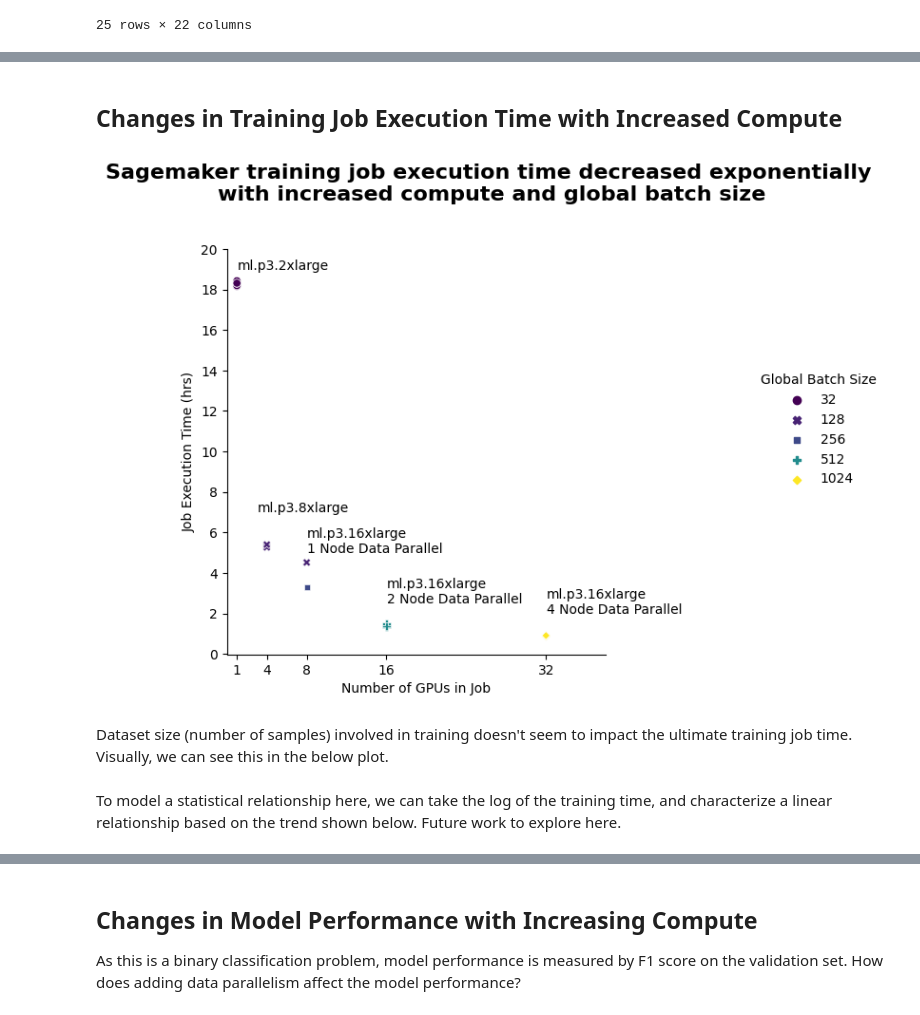
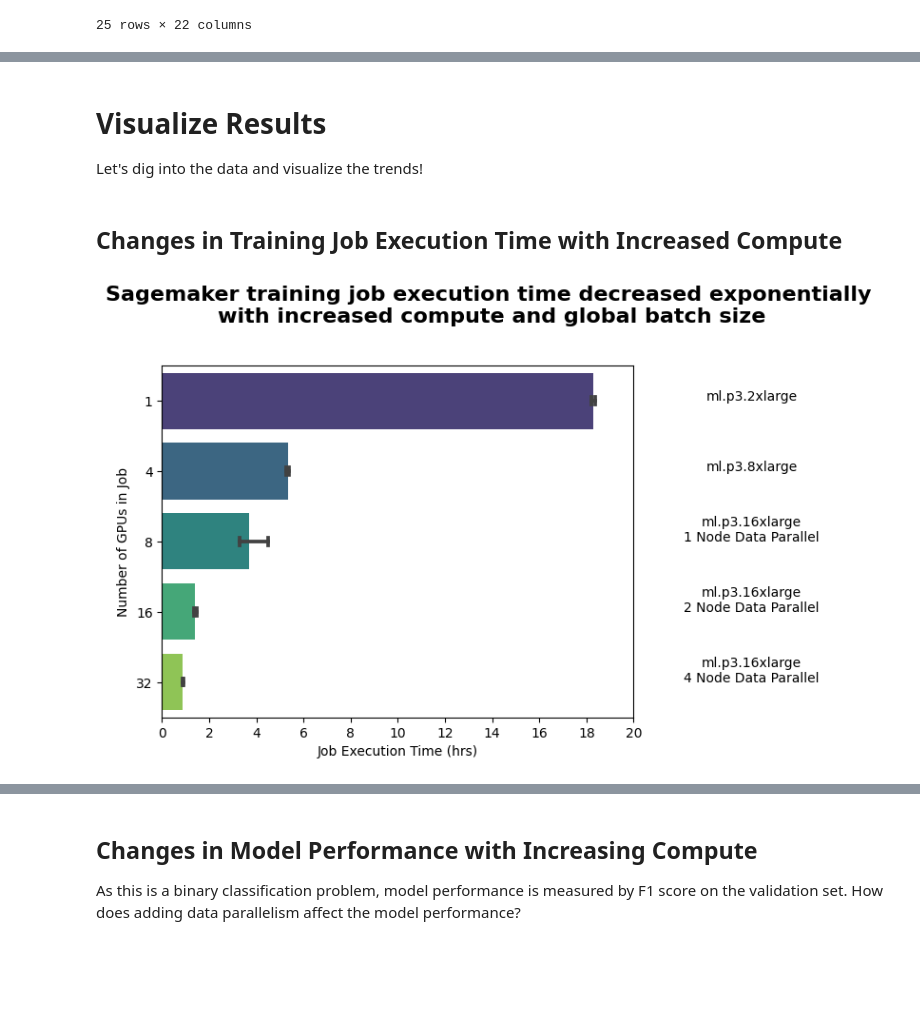
Before and after one commit to aws-samples/amazon-sagemaker-huggingface-benchmark, a Jupyter notebook: notebooks/analyze_results.ipynb, the cells around one changed output, grey strips where cells are left out. Saved outputs shown, nothing was run; the diff lists cells and outputs as text; code cells hidden in the pictures; blank space fills up the shorter version.

Commit message:
improving figure and README quality, updating requirements.txt

```diff
--- a/notebooks/analyze_results.ipynb
+++ b/notebooks/analyze_results.ipynb
@@ -68,3 +68,4 @@ results
 # add extra columns desired for for plotting
 results['train_time_hrs'] = results['train_time'].apply(lambda x:x/3600)
 results['log_train_time'] = results['train_time'].apply(lambda x:np.log(x))
+results['log_num_gpus'] = results['num_gpus'].apply(lambda x:np.log(x))
@@ -81,35 +72,32 @@ Useful Refs:
+# %% [markdown]
+# Visualize Results
+
+Let's dig into the data and visualize the trends!
 # %% [markdown]
 ## Changes in Training Job Execution Time with Increased Compute
 # %%
 # train time decreases w/increasing GPUs
-g1 = sns.relplot(data = results.iloc[:21], x = "num_gpus", y = "train_time_hrs", kind = "scatter", hue = 'global_batch_size', style = 'global_batch_size', legend = 'full', palette = 'viridis')
-plt.xticks(results['num_gpus'].unique())
-plt.yticks(range(0,21,2))
-plt.xlim(0,38)
+b1 = sns.barplot(data = results.iloc[:21], y = "num_gpus", x = "train_time_hrs", orient = "h", capsize=.1, palette = 'viridis')
+plt.xticks(range(0,21,2))
 plt.title("Sagemaker training job execution time decreased exponentially \nwith increased compute and global batch size", fontdict = {'fontweight':'bold'},y=1.1, x = 0.7, fontsize = 16)
-plt.xlabel("Number of GPUs in Job")
-plt.ylabel("Job Execution Time (hrs)")
-
-# customize legend
-g1._legend.set_title("Global Batch Size")
+plt.ylabel("Number of GPUs in Job")
+plt.xlabel("Job Execution Time (hrs)")
 
 # annotate the instance types
-ax = g1.axes[0,0]
+ax = b1.axes
 
 # create position points for labels
 instance_labels = ['ml.p3.2xlarge', 'ml.p3.8xlarge', 'ml.p3.16xlarge\n1 Node Data Parallel', 'ml.p3.16xlarge\n2 Node Data Parallel', 'ml.p3.16xlarge\n4 Node Data Parallel']
-num_gpus = [1, 3, 8, 16, 32]
-train_times = [19, 7, 5, 2.5, 2]
+num_gpus = [0, 1, 2, 3, 4]
+train_times = [25, 25, 25, 25, 25]
 
 for ix, text in enumerate(instance_labels):
-    x = num_gpus[ix]
-    y = train_times[ix]
-    ax.text(x+.05,y,text, horizontalalignment='left')
+    y = num_gpus[ix]
+    x = train_times[ix]
+    ax.text(x,y,text, horizontalalignment='center')
 
 # save to file
-plt.savefig('../reports/figures/train_time.png', bbox_inches = "tight")
+plt.savefig('../reports/figures/train_time_bar.png', bbox_inches = "tight")
 plt.show()
 # %% [output]
-[figure, old version]
+[figure, new version]
-# %% [markdown]
-Dataset size (number of samples) involved in training doesn't seem to impact the ultimate training job time. Visually, we can see this in the below plot.
@@ -139,2 +103,0 @@ plt.savefig('../reports/figures/train_time_datasets.png', bbox_inches = "tight")
-# %% [markdown]
-To model a statistical relationship here, we can take the log of the training time, and characterize a linear relationship based on the trend shown below. Future work to explore here.
```
Also changed, not shown: parts of 13 cells of this notebook, 15 other files.
